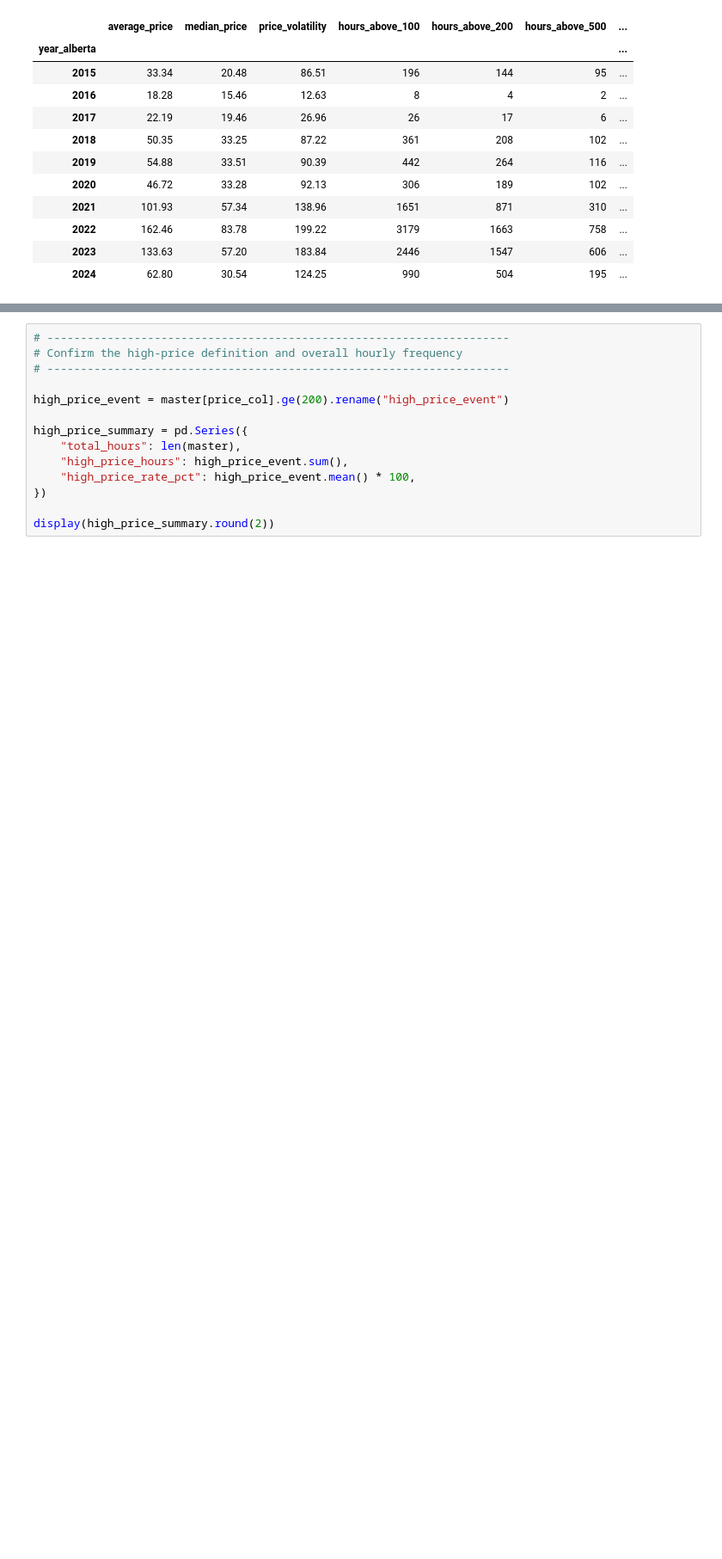
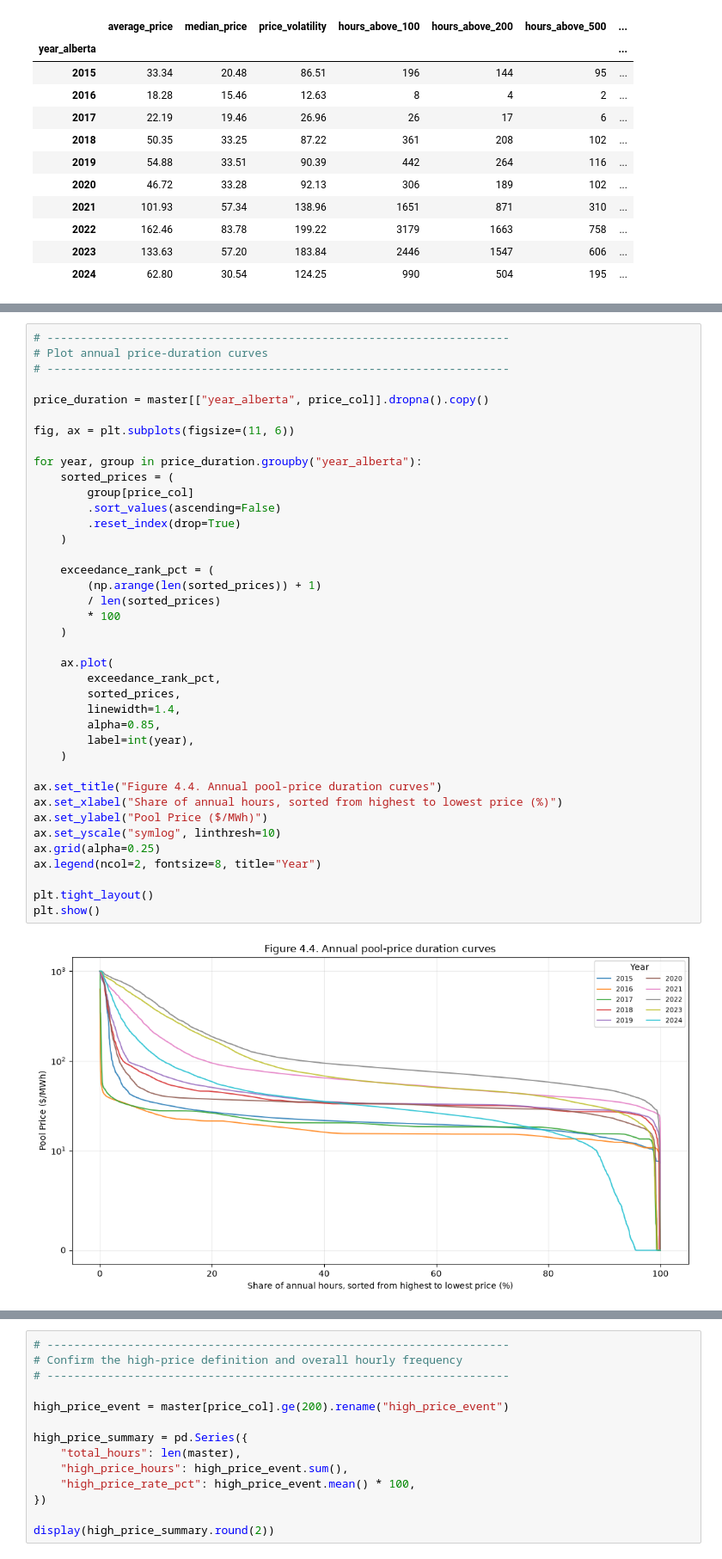
Before and after one commit to bhasein/alberta_power_markets_project, a Jupyter notebook: notebooks/01_Understanding_the_Alberta_Electricity_Market.ipynb, the cells around one changed output, grey strips where cells are left out. Shown at 86% size. Drawn from its saved outputs; the diff is of its cells as text; blank space fills up the shorter version.

```diff
--- a/notebooks/01_Understanding_the_Alberta_Electricity_Market.ipynb
+++ b/notebooks/01_Understanding_the_Alberta_Electricity_Market.ipynb
@@ -1852,0 +1858,41 @@ Having defined the relevant price tail, we now identify when high-price hours oc
+# %%
+# ---------------------------------------------------------------------
+# Plot annual price-duration curves
+# ---------------------------------------------------------------------
+
+price_duration = master[["year_alberta", price_col]].dropna().copy()
+
+fig, ax = plt.subplots(figsize=(11, 6))
+
+for year, group in price_duration.groupby("year_alberta"):
+    sorted_prices = (
+        group[price_col]
+        .sort_values(ascending=False)
+        .reset_index(drop=True)
+    )
+
+    exceedance_rank_pct = (
+        (np.arange(len(sorted_prices)) + 1)
+        / len(sorted_prices)
+        * 100
+    )
+
+    ax.plot(
+        exceedance_rank_pct,
+        sorted_prices,
+        linewidth=1.4,
+        alpha=0.85,
+        label=int(year),
+    )
+
+ax.set_title("Figure 4.4. Annual pool-price duration curves")
+ax.set_xlabel("Share of annual hours, sorted from highest to lowest price (%)")
+ax.set_ylabel("Pool Price ($/MWh)")
+ax.set_yscale("symlog", linthresh=10)
+ax.grid(alpha=0.25)
+ax.legend(ncol=2, fontsize=8, title="Year")
+
+plt.tight_layout()
+plt.show()
+# %% [output]
+[figure, added]
```
Also changed, not shown: parts of 18 cells of this notebook.
